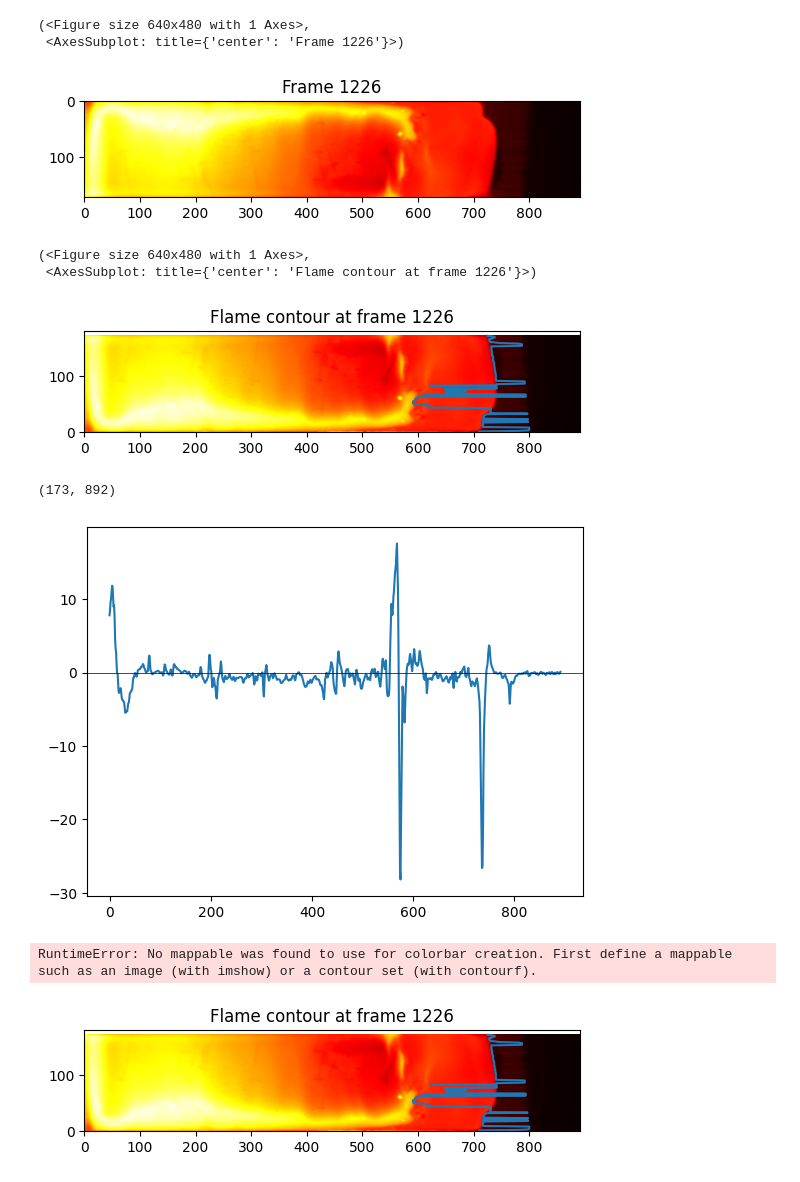
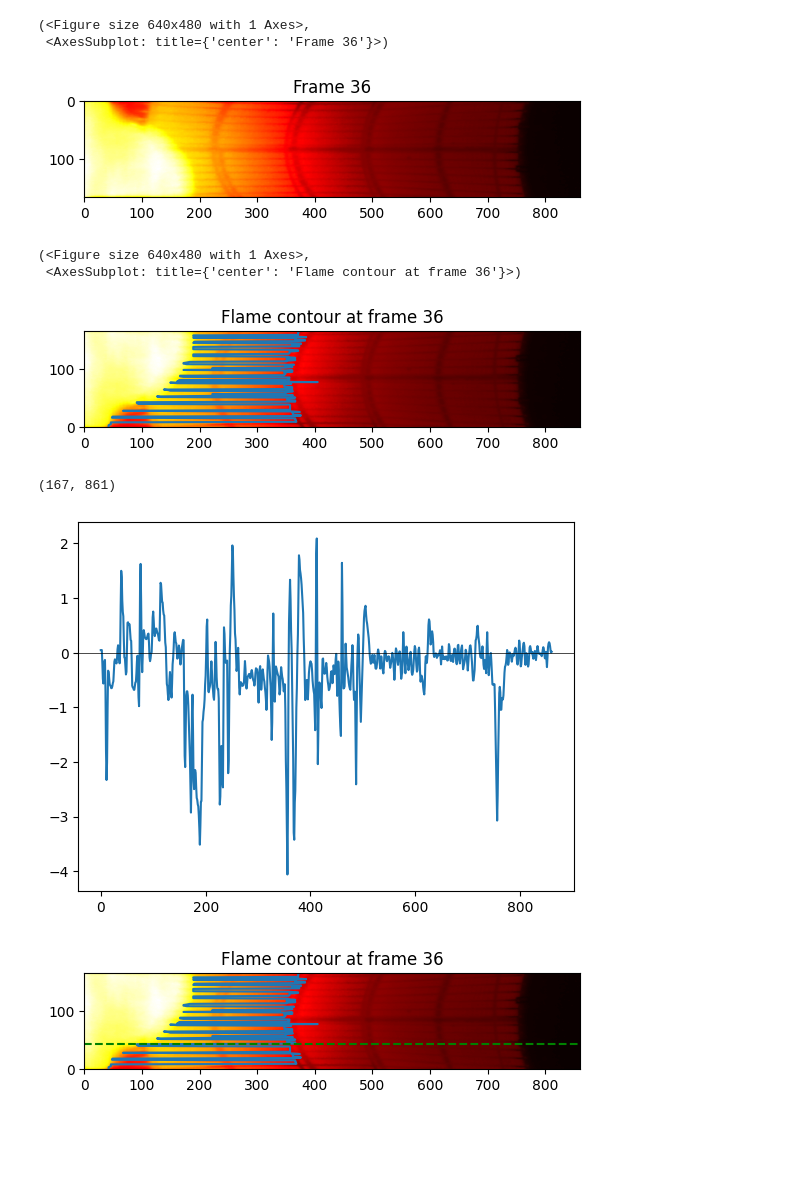
Before and after one commit to FireDynamics/FlameTrack, a Jupyter notebook: test.ipynb, the cells around one changed output. Saved outputs shown, nothing was run; the diff lists cells and outputs as text; code cells hidden in the pictures; blank space fills up the shorter version.

```diff
--- a/test.ipynb
+++ b/test.ipynb
@@ -9,35 +13,34 @@ from flamespread import *
 # %%
-exp_name ='lfs_pmma_DE_6mm_tc_R2_0001'
+exp_name ='lfs_pmma_DE_6mm_tc_R1_0001'
 dewarped_data= get_dewarped_data(exp_name)
 # %%
 edge_results = get_edge_results(exp_name)
 # %%
-rolling_window = 7
+rolling_window = 1
 edge_results_rolled = np.array(scipy.signal.medfilt(edge_results,rolling_window) )
 # %%
-frame_number = 1226
+frame_number = 36
 # %%
 show_frame(dewarped_data,frame_number)
 # %% [output]
 (<Figure size 640x480 with 1 Axes>,
- <AxesSubplot: title={'center': 'Frame 1226'}>)
+ <AxesSubplot: title={'center': 'Frame 36'}>)
-[figure, old version]
+[figure, new version]
 # %%
 show_flame_contour(dewarped_data,edge_results_rolled,frame_number)
 # %% [output]
 (<Figure size 640x480 with 1 Axes>,
- <AxesSubplot: title={'center': 'Flame contour at frame 1226'}>)
+ <AxesSubplot: title={'center': 'Flame contour at frame 36'}>)
-[figure, old version]
+[figure, new version]
 # %%
 print(get_frame(dewarped_data,frame_number).shape)
-y = 120
+y = 130
 plot_gradient(get_frame(dewarped_data,frame_number),y)
 show_flame_contour(dewarped_data,edge_results_rolled,frame_number)
 plt.axhline(y=173-y, color='g', linestyle='--')
 plt.show()
 # %% [output]
-(173, 892)
+(167, 861)
-[figure, old version]
+[figure, new version]
-RuntimeError: No mappable was found to use for colorbar creation. First define a mappable such as an image (with imshow) or a contour set (with contourf).
-[figure, old version]
+[figure, new version]
 # %%
```
Also changed, not shown: parts of 3 cells of this notebook, 6 other files.
